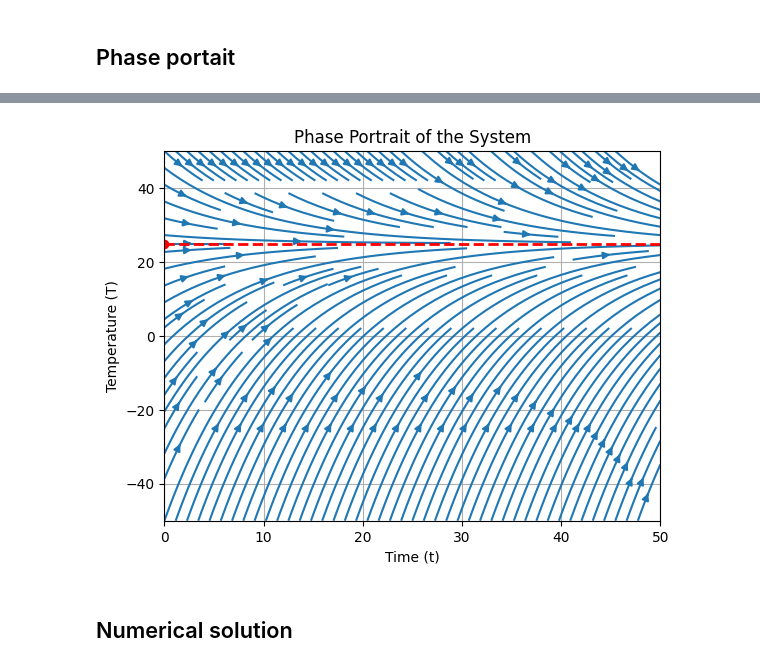
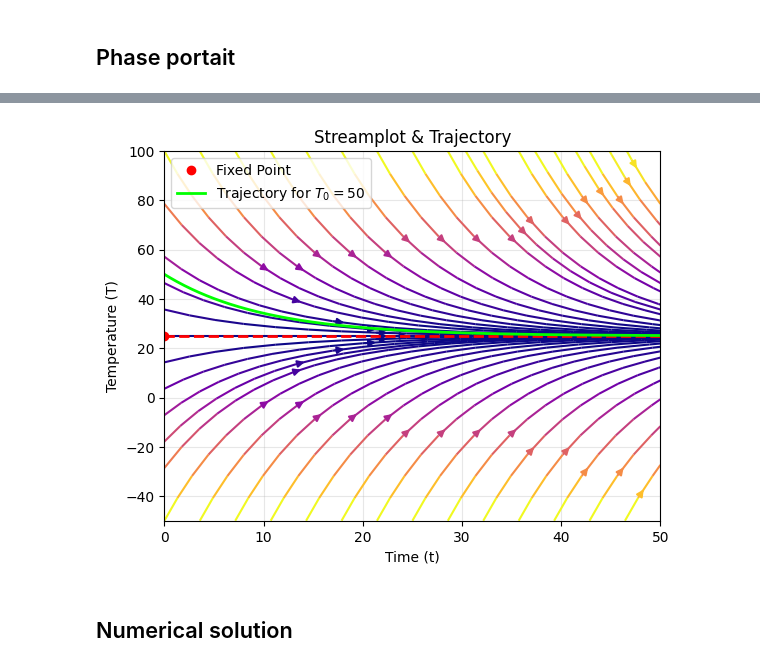
Before and after one commit to Vybornak2/ODE, a Jupyter notebook: src/t1_separation_of_variables.ipynb, the cells around one changed output, grey strips where cells are left out. Drawn from its saved outputs; the diff is of its cells as text; code cells hidden in the pictures.

```diff
--- a/src/t1_separation_of_variables.ipynb
+++ b/src/t1_separation_of_variables.ipynb
@@ -134,31 +181,48 @@ def system(
 # %%
 plt.figure()
 
-t_values = np.linspace(0, 50, 400)
-T_values = np.linspace(-50, 50, 400)
-
-t_values, T_values = np.meshgrid(t_values, T_values)
-dt, dT = system(t_values, T_values)
+t_grid = np.linspace(0, 50, 20)
+T_grid = np.linspace(-50, 100, 20)
+t_mesh, T_mesh = np.meshgrid(t_grid, T_grid)
+dt_mesh, dT_mesh = system(t_mesh, T_mesh)
 
 plt.streamplot(
-    t_values,
-    T_values,
-    dt,
-    dT,
-    density=1.5,
+    t_mesh,
+    T_mesh,
+    dt_mesh,
+    dT_mesh,
+    density=0.5,
+    color=np.hypot(dt_mesh, dT_mesh),
+    cmap="plasma",
+    linewidth=1.5,
+    broken_streamlines=False,
 )
 
 plt.axhline(y=T_env, color="red", linestyle="--", linewidth=2)
 
 fixed_point = (0, T_env)
 plt.plot(*fixed_point, "ro", label="Fixed Point")
 
-plt.title("Phase Portrait of the System")
+# Plot the specific trajectory we calculated earlier
+t_track = np.linspace(0, 50, 400)
+T_lam = sp.lambdify(t, sol.rhs, "numpy")
+T_track_vals = T_lam(t_track)
+plt.plot(
+    t_track,
+    T_track_vals,
+    "k-",
+    linewidth=2,
+    label=f"Trajectory for $T_0={T0}$",
+    color="lime",
+)
+
+plt.title("Streamplot & Trajectory")
 plt.xlabel("Time (t)")
 plt.ylabel("Temperature (T)")
-
-plt.grid()
+plt.legend()
+plt.grid(True, alpha=0.3)
+plt.show()
 # %% [output]
-[figure, old version]
+[figure, new version]
 # %% [markdown]
 ## Numerical solution
```
Also changed, not shown: parts of 3 cells of this notebook.
